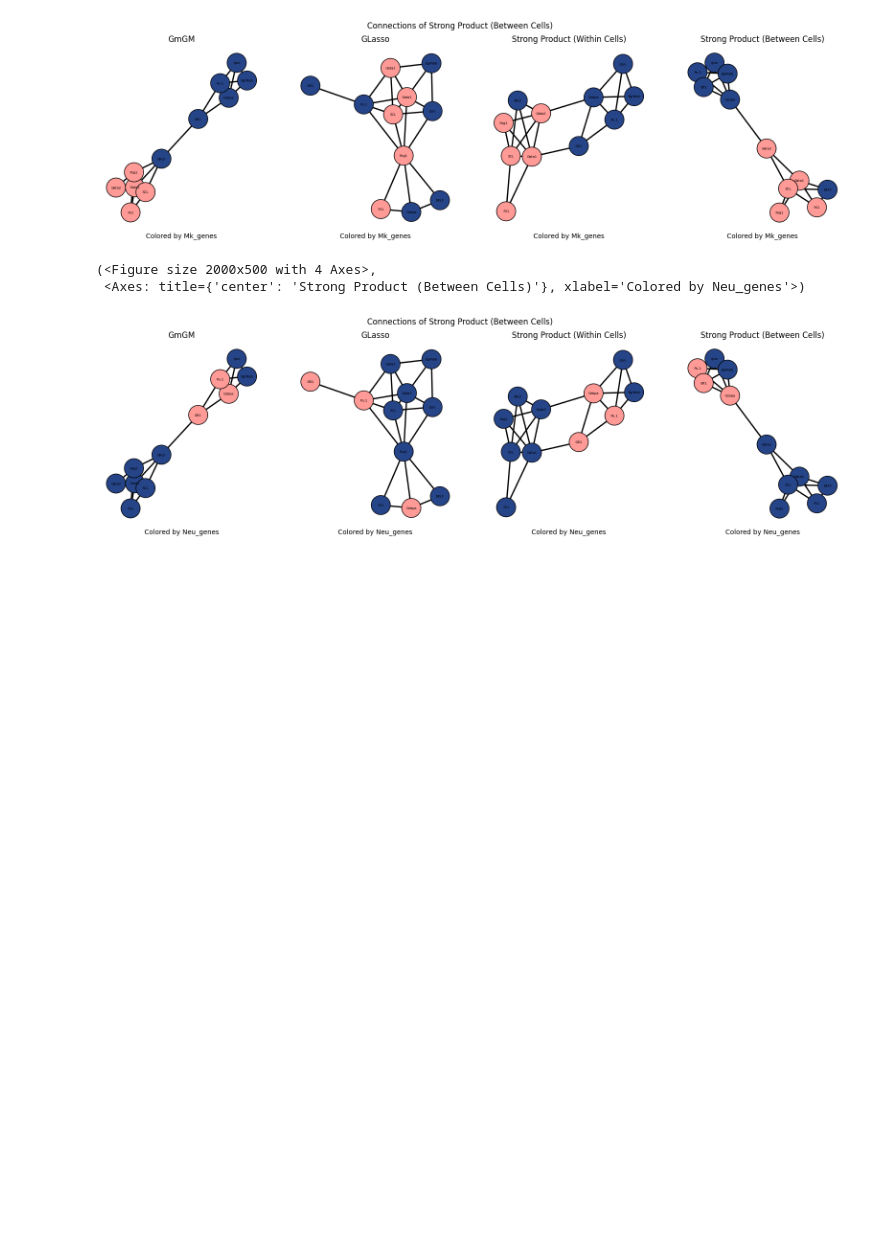
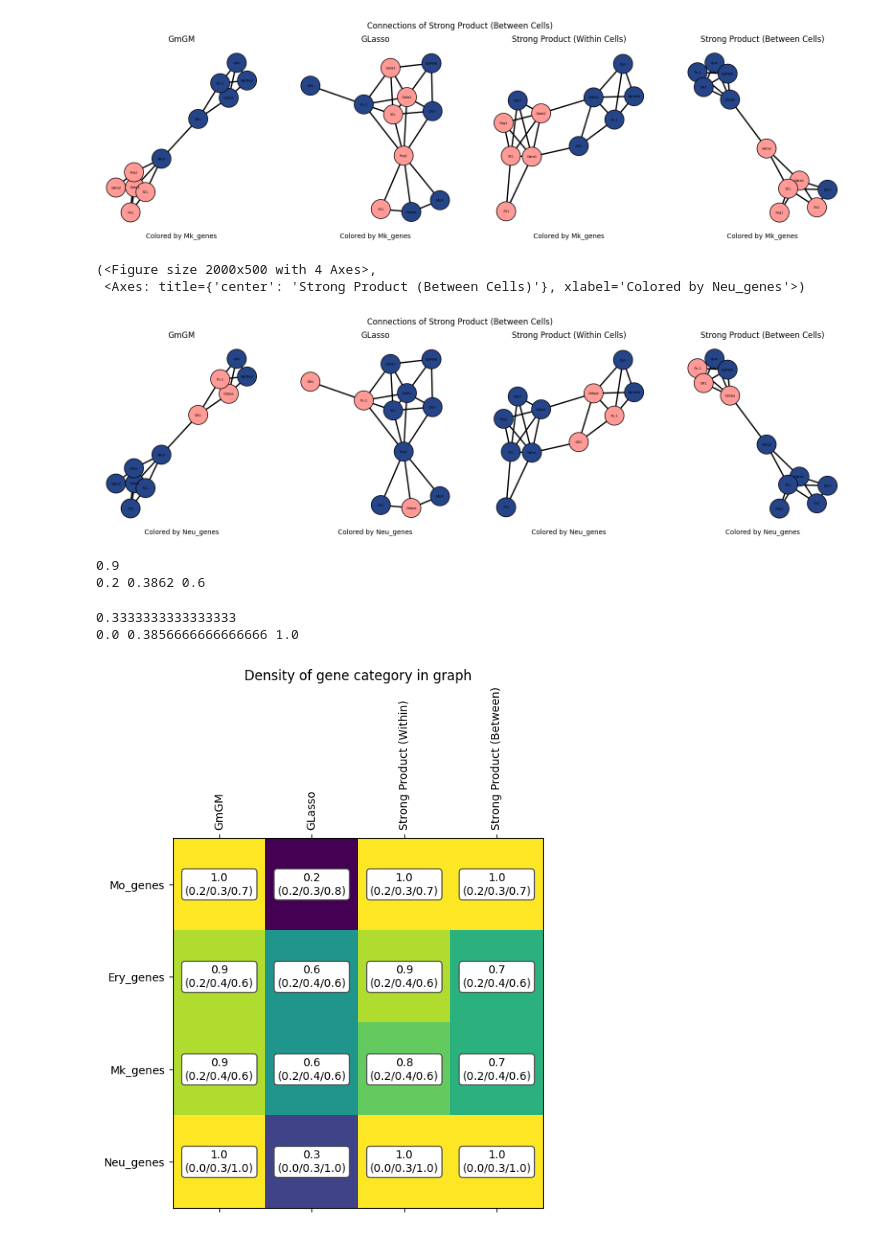
Before and after one commit to BaileyAndrew/ellis-summerschool, a Jupyter notebook: notebooks/graphical-models.ipynb, the cells around one changed output. Saved outputs shown, nothing was run; the diff lists cells and outputs as text; code cells hidden in the pictures; blank space fills up the shorter version.

Commit message:
Evaluated gene cluster coherence

```diff
--- a/notebooks/graphical-models.ipynb
+++ b/notebooks/graphical-models.ipynb
@@ -1525,3 +1525,43 @@ plot_info(
 (<Figure size 2000x500 with 4 Axes>,
  <Axes: title={'center': 'Strong Product (Between Cells)'}, xlabel='Colored by Neu_genes'>)
 [figure]
+# %%
+np.random.seed(0)
+gmgm_graph = ig.Graph.Weighted_Adjacency(krum_data.varp['var_gmgm_connectivities'].toarray(), mode="undirected")
+print(gmgm_graph.subgraph(np.arange(11)[krum_data.var["Mk_genes"]]).density())
+
+random_density = 0
+results = np.zeros(1000)
+for i in range(results.shape[0]):
+    # Randomly pick elements
+    num_elem = krum_data.var["Mk_genes"].sum()
+    randoms = np.random.choice(np.arange(11), size=num_elem, replace=False)
+    results[i] = gmgm_graph.subgraph(randoms).density()
+
+low = np.quantile(results, 0.05)
+high = np.quantile(results, 0.95)
+
+print(low, results.mean(), high)
+# %% [output]
+0.9
+0.2 0.3862 0.6
+# %%
+np.random.seed(0)
+glasso_graph = ig.Graph.Weighted_Adjacency(krum_data.varp['var_glasso_connectivities'], mode="undirected")
+print(glasso_graph.subgraph(np.arange(11)[krum_data.var["Neu_genes"]]).density())
+
+random_density = 0
+results = np.zeros(1000)
+for i in range(results.shape[0]):
+    # Randomly pick elements
+    num_elem = krum_data.var["Neu_genes"].sum()
+    randoms = np.random.choice(np.arange(11), size=num_elem, replace=False)
+    results[i] = gmgm_graph.subgraph(randoms).density()
+
+low = np.quantile(results, 0.05)
+high = np.quantile(results, 0.95)
+
+print(low, results.mean(), high)
+# %% [output]
+0.3333333333333333
+0.0 0.3856666666666666 1.0
@@ -1527,0 +1593,30 @@ plot_info(
+# %%
+allgraphs = {
+    "GmGM": ig.Graph.Weighted_Adjacency(krum_data.varp['var_gmgm_connectivities'].toarray(), mode="undirected"),
+    "GLasso": ig.Graph.Weighted_Adjacency(krum_data.varp['var_glasso_connectivities'], mode="undirected"),
+    "Strong Product (Within)": ig.Graph.Weighted_Adjacency(krum_data.varp['var_sp_within_connectivities'].toarray(), mode="undirected"),
+    "Strong Product (Between)": ig.Graph.Weighted_Adjacency(krum_data.varp['var_sp_between_connectivities'].toarray(), mode="undirected")
+}
+cluster_types = ['Mo_genes', 'Ery_genes', 'Mk_genes', 'Neu_genes']
+
+gcs = np.zeros((len(allgraphs), len(cluster_types), 4))
+
+for i, (name, graph) in enumerate(allgraphs.items()):
+    for j, cluster in enumerate(cluster_types):
+        gcs[i, j] = get_gene_cluster_statistics(graph, cluster)
+
+fig, ax = plt.subplots(figsize=(6, 6))
+ax.matshow(gcs[:, :, 0].T)
+ax.set_xticklabels([""] + list(allgraphs.keys()), rotation=90)
+ax.set_yticklabels([""] + cluster_types)
+
+for (i, j), v in np.ndenumerate(gcs[:, :, 0]):
+    v, l, h, m = gcs[i, j]
+    ax.text(i, j, '{:0.1f}\n({:0.1f}/{:0.1f}/{:0.1f})'.format(v, l, m, h), ha='center', va='center',
+            bbox=dict(boxstyle='round', facecolor='white', edgecolor='0.3'))
+
+ax.set_title("Density of gene category in graph")
+
+pass
+# %% [output]
+[figure, added]
```
Also changed, not shown: parts of 1 cell of this notebook.
